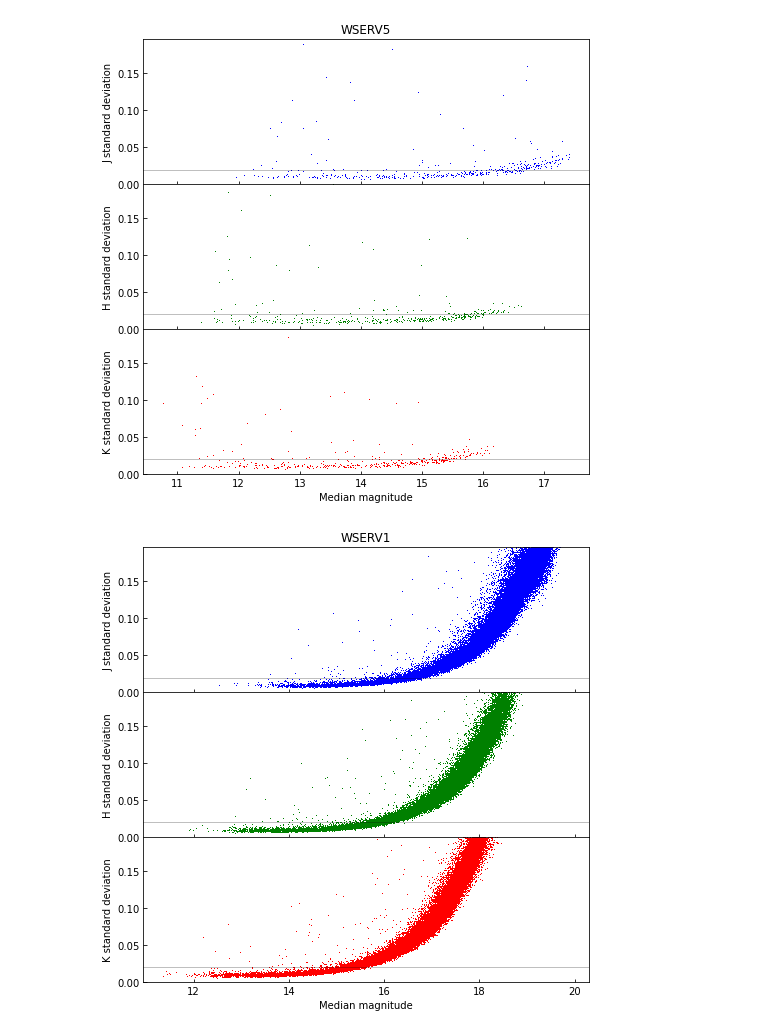
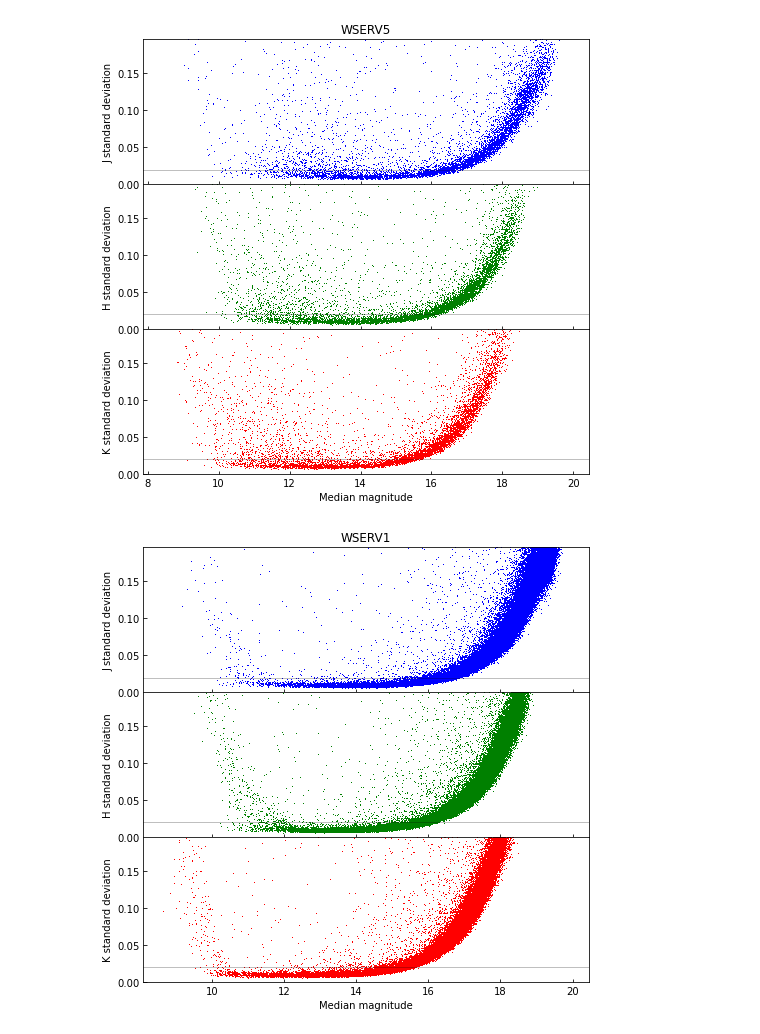
Before and after one commit to tomr-stargazer/Variability_Project_2020, a Jupyter notebook: wuvars/analysis/prototypes/Assessing the output of create_summary_spreadsheets.ipynb, the cells around one changed output. Drawn from its saved outputs; the diff is of its cells as text; code cells hidden in the pictures.

```diff
--- a/wuvars/analysis/prototypes/Assessing the output of create_summary_spreadsheets.ipynb
+++ b/wuvars/analysis/prototypes/Assessing the output of create_summary_spreadsheets.ipynb
@@ -23,9 +29,9 @@ for wserv in wserv_ids[::-1]:
         & (ds["count"]["N_H"] < 160)
         & (ds["count"]["N_K"] > 40)
         & (ds["count"]["N_K"] < 160)
-        & (ds["max"]["JPPERRBITS"] == 0)
-        & (ds["max"]["HPPERRBITS"] == 0)
-        & (ds["max"]["KPPERRBITS"] == 0)
+#         & (ds["max"]["JPPERRBITS"] == 0)
+#         & (ds["max"]["HPPERRBITS"] == 0)
+#         & (ds["max"]["KPPERRBITS"] == 0)
         & (ds["median"]["PSTAR"] > 0.75)
     )
 
@@ -52,2 +58,2 @@ for wserv in wserv_ids[::-1]:
-[figure, old version]
+[figure, new version]
-[figure, old version]
+[figure, new version]
```
Also changed, not shown: parts of 3 cells of this notebook.
